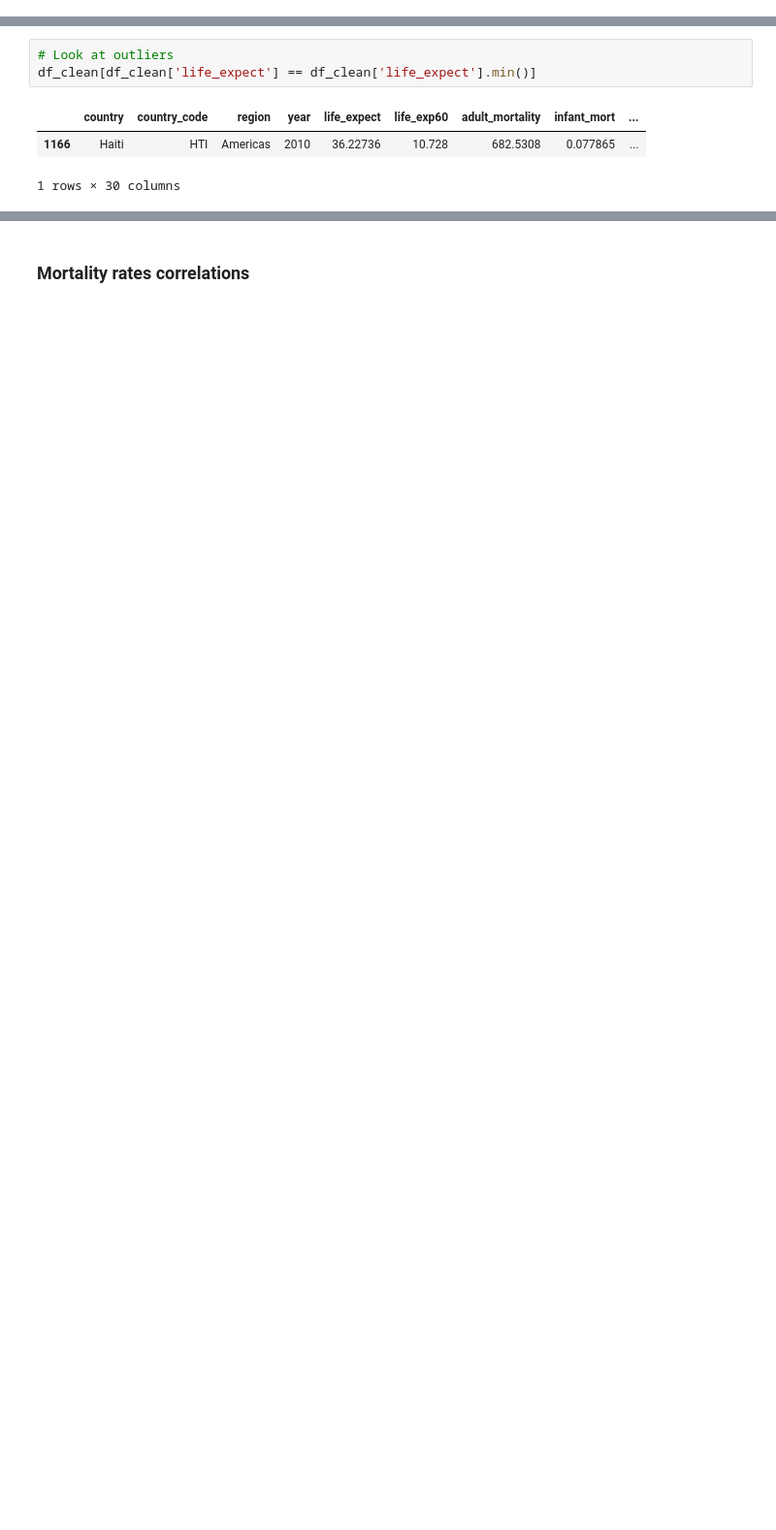
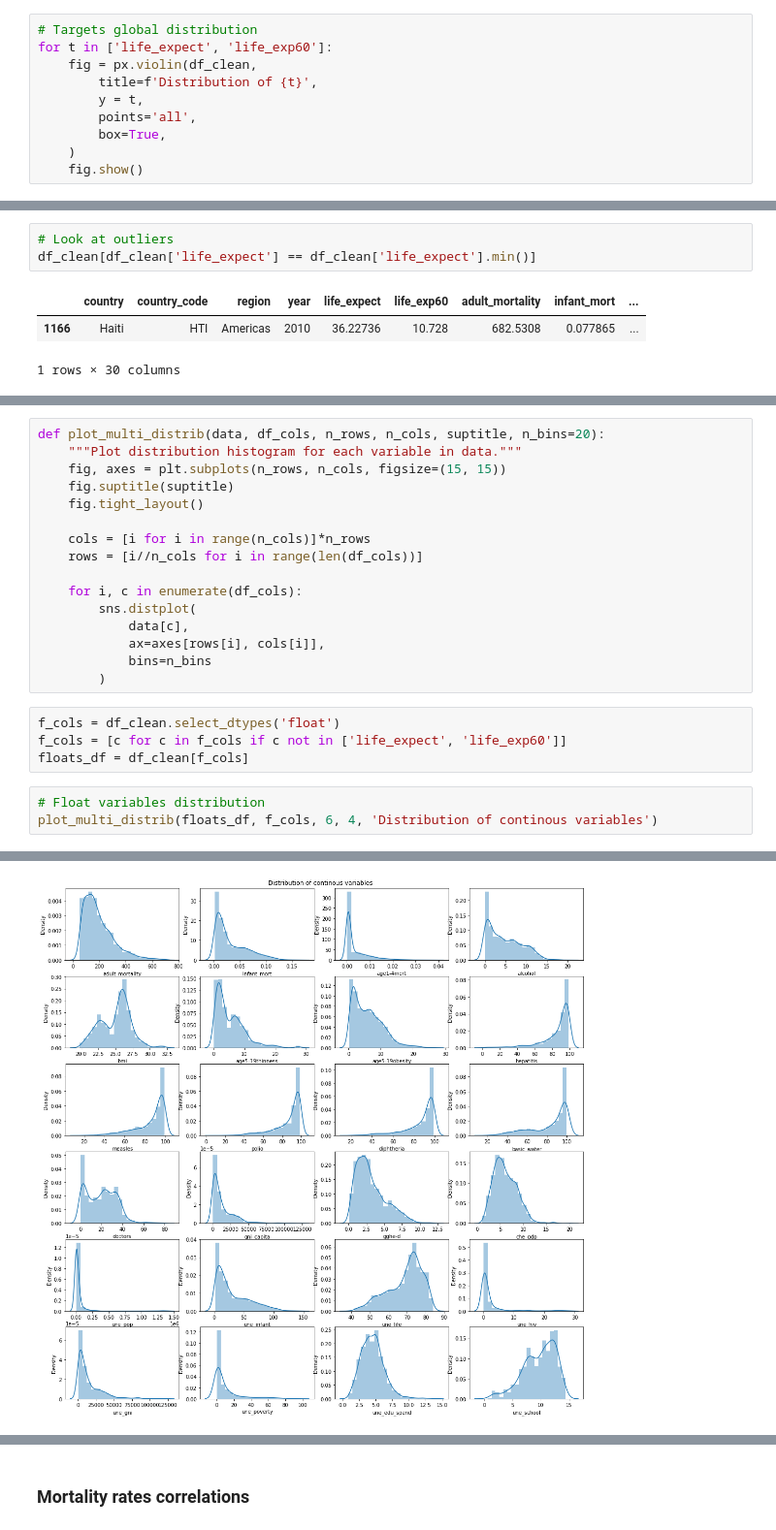
Before and after one commit to NanoClem/boston-housing-ML, a Jupyter notebook: eda_life_exp.ipynb, the cells around one changed output, grey strips where cells are left out. Shown at 97% size. Saved outputs shown, nothing was run; the diff lists cells and outputs as text; blank space fills up the shorter version.

```diff
--- a/eda_life_exp.ipynb
+++ b/eda_life_exp.ipynb
@@ -204,3 +246,13 @@ df_clean.describe()
 # %% [markdown]
 ### Target distribution
+# %%
+# Targets global distribution
+for t in ['life_expect', 'life_exp60']:
+    fig = px.violin(df_clean,
+        title=f'Distribution of {t}',
+        y = t,
+        points='all',
+        box=True,
+    )
+    fig.show()
 # %%
@@ -226,0 +279,24 @@ df_clean[df_clean['life_expect'] == df_clean['life_expect'].min()]
+# %%
+def plot_multi_distrib(data, df_cols, n_rows, n_cols, suptitle, n_bins=20):
+    """Plot distribution histogram for each variable in data."""
+    fig, axes = plt.subplots(n_rows, n_cols, figsize=(15, 15))
+    fig.suptitle(suptitle)
+    fig.tight_layout()
+
+    cols = [i for i in range(n_cols)]*n_rows
+    rows = [i//n_cols for i in range(len(df_cols))]
+
+    for i, c in enumerate(df_cols):
+        sns.distplot(
+            data[c],
+            ax=axes[rows[i], cols[i]],
+            bins=n_bins
+        )
+# %%
+f_cols = df_clean.select_dtypes('float')
+f_cols = [c for c in f_cols if c not in ['life_expect', 'life_exp60']]
+floats_df = df_clean[f_cols]
+# %%
+# Float variables distribution
+plot_multi_distrib(floats_df, f_cols, 6, 4, 'Distribution of continous variables')
+# %% [output]
@@ -226,0 +320 @@ df_clean[df_clean['life_expect'] == df_clean['life_expect'].min()]
+[figure, added]
```
Also changed, not shown: parts of 20 cells of this notebook.
